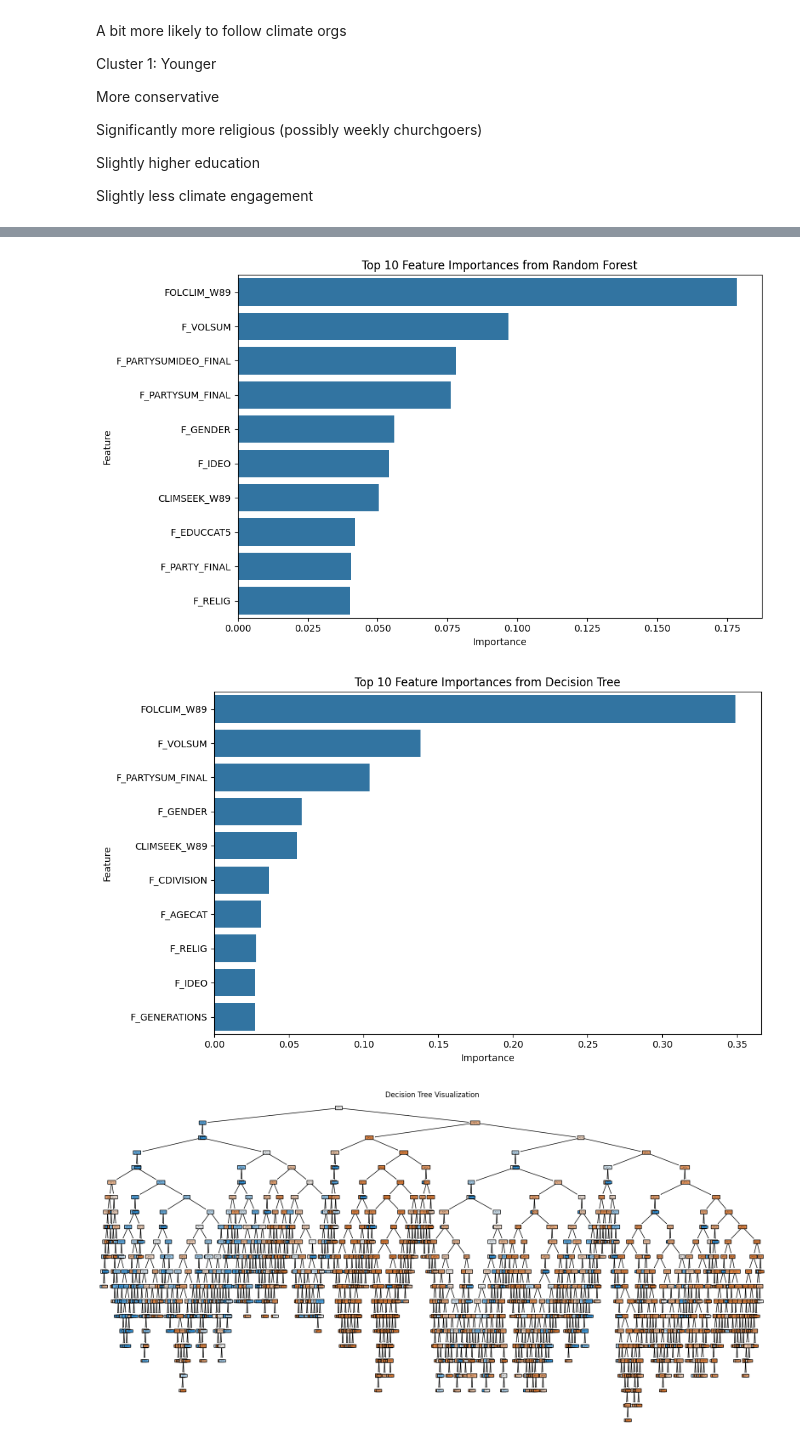
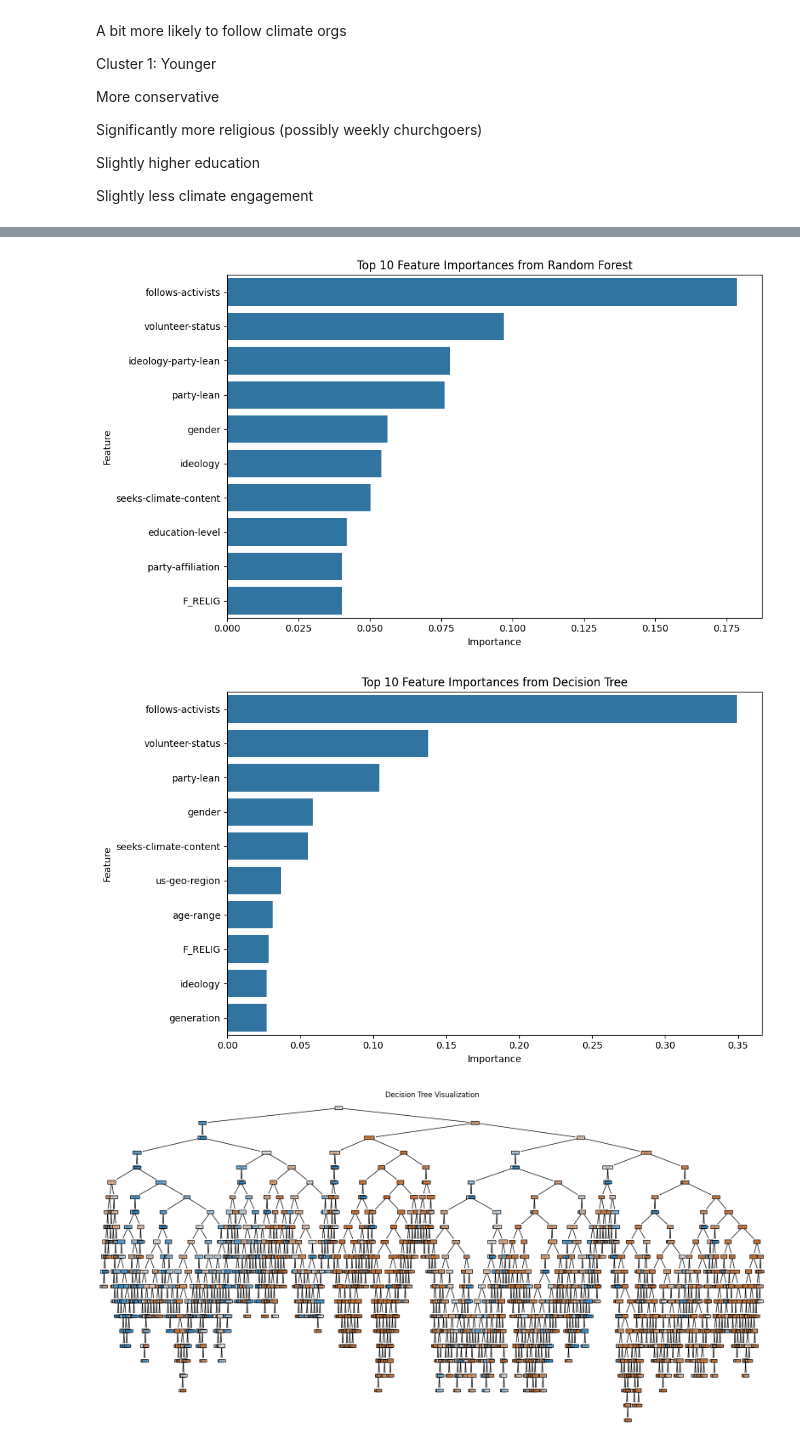
Before and after one commit to jocelynjiang1/ds3001-env-sm, a Jupyter notebook: final-project-src/eda.ipynb, the cells around one changed output, grey strips where cells are left out. Cells and saved outputs as stored; diff of their text form; code cells hidden in the pictures.

Commit message:
important feature names recoded for rf, df importance plots

```diff
--- a/final-project-src/eda.ipynb
+++ b/final-project-src/eda.ipynb
@@ -377,6 +377,21 @@ def plotROC(check_threshold):
 
 plotROC(0.35) # adjusted rf above based on tested thresholds
 
+# for recoding most important features (after observed them below)
+X_train_balanced.rename(columns={"FOLCLIM_W89":"follows-activists"},inplace=True)
+X_train_balanced.rename(columns={"F_VOLSUM":"volunteer-status"},inplace=True)
+X_train_balanced.rename(columns={"F_PARTYSUMIDEO_FINAL":"ideology-party-lean"},inplace=True)
+X_train_balanced.rename(columns={"F_PARTYSUM_FINAL":"party-lean"},inplace=True)
+X_train_balanced.rename(columns={"F_GENDER":"gender"},inplace=True)
+X_train_balanced.rename(columns={"F_IDEO":"ideology"},inplace=True)
+X_train_balanced.rename(columns={"CLIMSEEK_W89":"seeks-climate-content"},inplace=True)
+X_train_balanced.rename(columns={"F_EDUCCAT5":"education-level"},inplace=True)
+X_train_balanced.rename(columns={"F_PARTY_FINAL":"party-affiliation"},inplace=True)
+X_train_balanced.rename(columns={"F_CDIVISION":"us-geo-region"},inplace=True)
+X_train_balanced.rename(columns={"F_AGECAT":"age-range"},inplace=True)
+X_train_balanced.rename(columns={"F_GENERATIONS":"generation"},inplace=True)
+X_train_balanced.rename(columns={"F_RELIG":"religion"},inplace=True)
+
 # Random Forest feature importances
 importances_rf = rf_best.feature_importances_
 feat_names = X_train_balanced.columns
@@ -447,33 +462,33 @@ weighted avg       0.82      0.84      0.83      4125
 [figure]
 Random Forest (custom threshold), Train Set
 Accuracy: 0.9925178147268409
 F1 Score (macro): 0.9925177319850074
 F1 Score (weighted): 0.9925177319850074
 Classification Report:
                precision    recall  f1-score   support
 
            0       1.00      0.99      0.99      8420
            1       0.99      1.00      0.99      8420
 
     accuracy                           0.99     16840
    macro avg       0.99      0.99      0.99     16840
 weighted avg       0.99      0.99      0.99     16840
 [figure]
 Random Forest (custom threshold), Test Set
 Accuracy: 0.8487272727272728
 F1 Score (macro): 0.6443521350478121
 F1 Score (weighted): 0.8465050934240742
 Classification Report:
                precision    recall  f1-score   support
 
            0       0.91      0.92      0.91      3609
            1       0.39      0.36      0.37       516
 
     accuracy                           0.85      4125
    macro avg       0.65      0.64      0.64      4125
 weighted avg       0.84      0.85      0.85      4125
 [figure]
 [figure]
-[figure, old version]
+[figure, new version]
-[figure, old version]
+[figure, new version]
 [figure]
```
